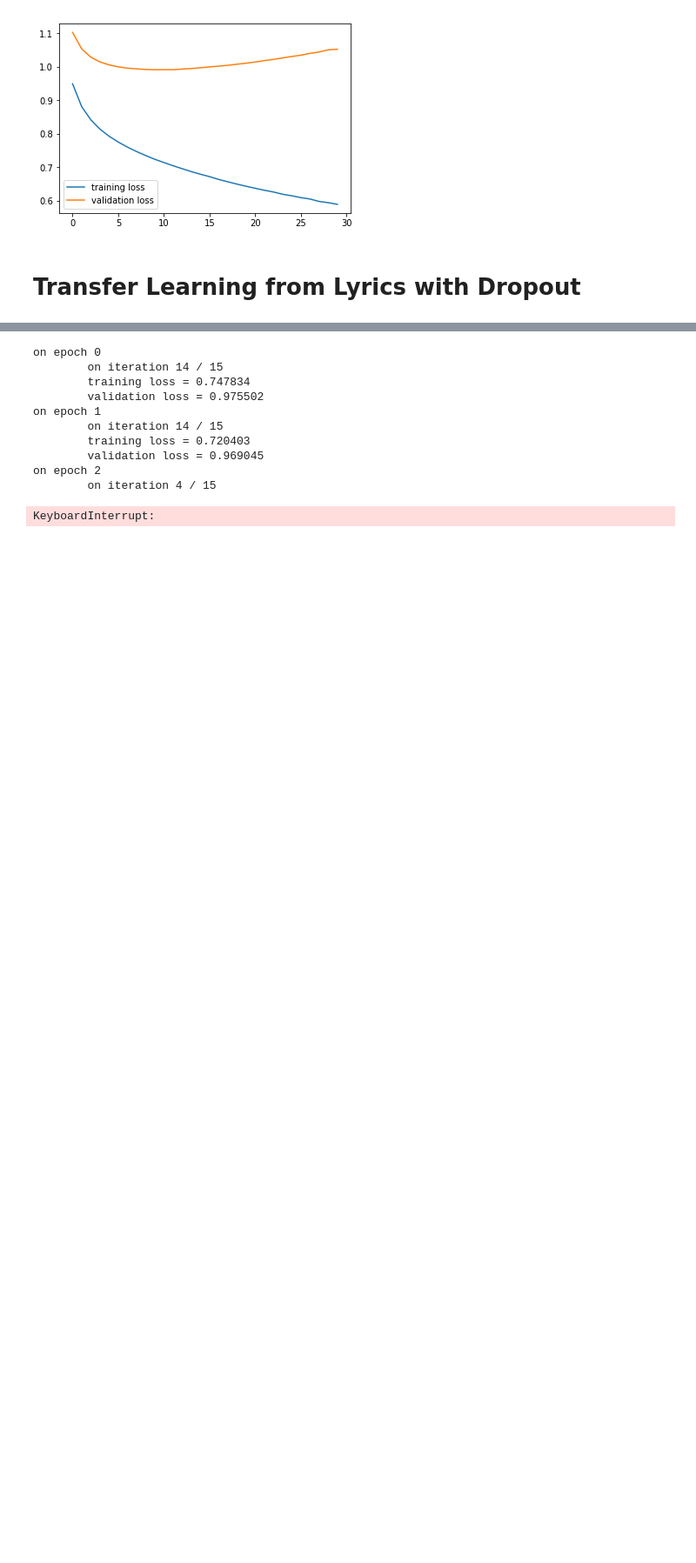
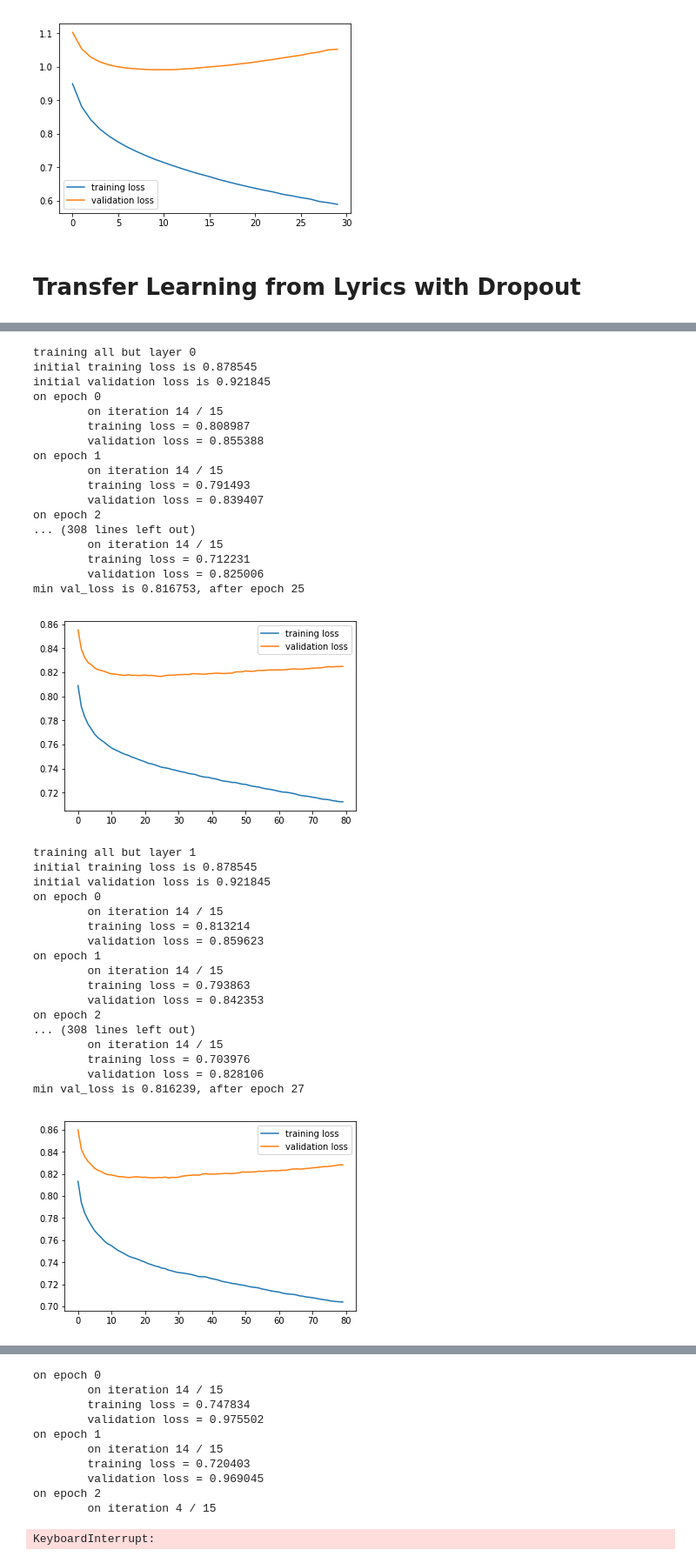
Before and after one commit to AlexDFischer/LSTM-Transfer-Learning, a Jupyter notebook: LSTM-Beatles.ipynb, the cells around one changed output, grey strips where cells are left out. Shown at 87% size. Saved outputs shown, nothing was run; the diff lists cells and outputs as text; code cells hidden in the pictures; blank space fills up the shorter version.

```diff
--- a/LSTM-Beatles.ipynb
+++ b/LSTM-Beatles.ipynb
@@ -932,27 +784,64 @@ on epoch 3
 # %%
-epochs = 50
+epochs = 80
 layers = [0, 1, 2]
 gt_losses = np.zeros((len(layers), epochs))
 gv_losses = np.zeros((len(layers), epochs))
 lyrics_models = []
 for l in layers:
     print('training all but layer %d' % l)
     lyrics_model = BeatlesLSTM(64, 3)
     lyrics_model.load_state_dict(torch.load('lyrics_h64_l3_mb163'))
     lyrics_model.lstm.dropout = 0.2
 
     print('initial training loss is %f' % model_loss(lyrics_model, torch.nn.CrossEntropyLoss(), train_data_ix, train_data_array))
     print('initial validation loss is %f' % model_loss(lyrics_model, torch.nn.CrossEntropyLoss(), val_data_ix, val_data_array))
 
     gt_losses[l], gv_losses[l] = train_loop(lyrics_model, epochs, train_data_ix, train_data_array, val_data_ix,
                                             val_data_array,
                                             checkpoint_name='transferred_fromlyrics_dropout_allbutlayer' + str(l) + '_epoch',
                                             optimizer=optim.RMSprop(all_but_layer_params(lyrics_model, l), lr=0.001))
     lyrics_models += [lyrics_model]
 
     ts = np.arange(epochs)
     print('min val_loss is %f, after epoch %d' % (np.min(gv_losses[l]), np.argmin(gv_losses[l])))
     plt.plot(ts, gt_losses[l], label='training loss')
     plt.plot(ts, gv_losses[l], label='validation loss')
     plt.legend(loc='best')
     plt.show()
+# %% [output]
+training all but layer 0
+initial training loss is 0.878545
+initial validation loss is 0.921845
+on epoch 0
+        on iteration 14 / 15
+        training loss = 0.808987
+        validation loss = 0.855388
+on epoch 1
+        on iteration 14 / 15
+        training loss = 0.791493
+        validation loss = 0.839407
+on epoch 2
+... (308 lines left out)
+        on iteration 14 / 15
+        training loss = 0.712231
+        validation loss = 0.825006
+min val_loss is 0.816753, after epoch 25
+[figure, added]
+training all but layer 1
+initial training loss is 0.878545
+initial validation loss is 0.921845
+on epoch 0
+        on iteration 14 / 15
+        training loss = 0.813214
+        validation loss = 0.859623
+on epoch 1
+        on iteration 14 / 15
+        training loss = 0.793863
+        validation loss = 0.842353
+on epoch 2
+... (308 lines left out)
+        on iteration 14 / 15
+        training loss = 0.703976
+        validation loss = 0.828106
+min val_loss is 0.816239, after epoch 27
+[figure, added]
```
Also changed, not shown: parts of 5 cells of this notebook.
